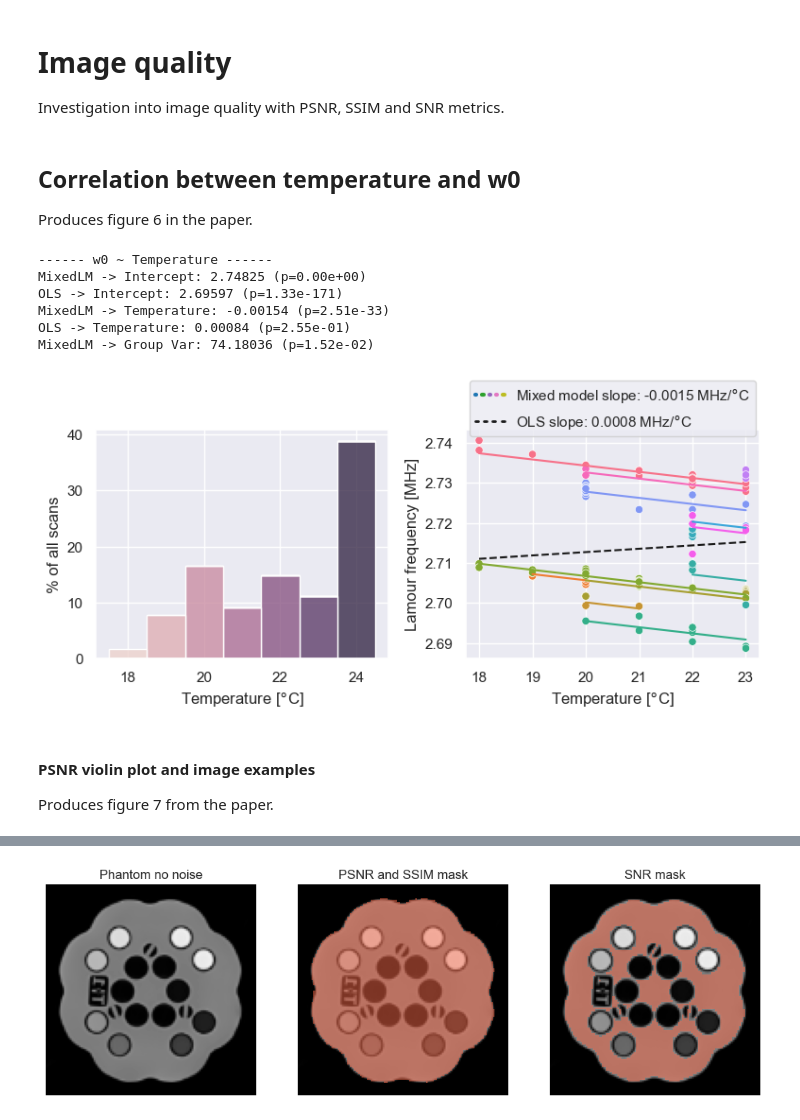
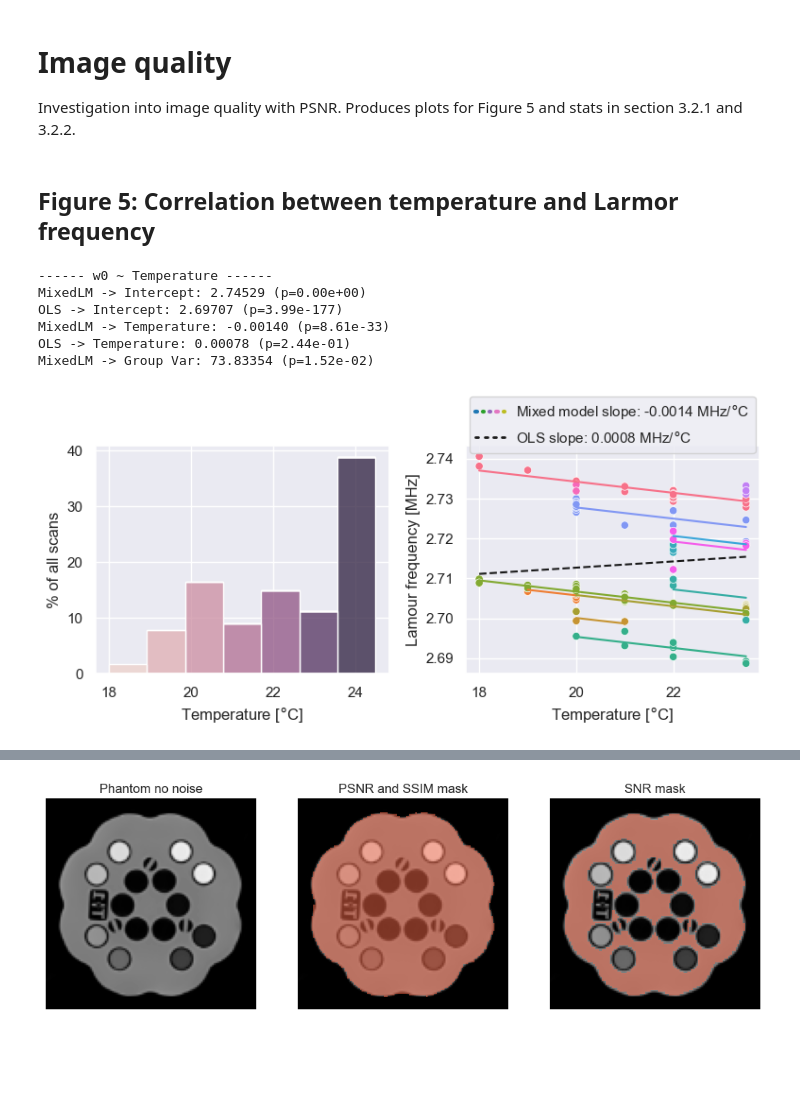
Before and after one commit to UNITY-Physics/unity_qa_paper, a Jupyter notebook: notebooks/PSNR.ipynb, the cells around one changed output, grey strips where cells are left out. Cells and saved outputs as stored; diff of their text form; code cells hidden in the pictures; blank space fills up the shorter version.

```diff
--- a/notebooks/PSNR.ipynb
+++ b/notebooks/PSNR.ipynb
@@ -1,4 +1,4 @@
 # %% [markdown]
 # Image quality
-Investigation into image quality with PSNR, SSIM and SNR metrics.
+Investigation into image quality with PSNR. Produces plots for Figure 5 and stats in section 3.2.1 and 3.2.2.
 # %%
@@ -25,19 +27,18 @@ df = add_temperature_w0_sw(df, '../data/')
 df = df.drop(df[df['PSNR'] == np.inf].index).reset_index()
 df['mod_PSNR'] = 10**(df['PSNR']/10)
 # %% [markdown]
-## Correlation between temperature and w0
-Produces figure 6 in the paper.
+## Figure 5: Correlation between temperature and Larmor frequency
 # %%
 # Paper figure
 fig, axes = plt.subplots(1,2, figsize=(8,4))
 
-sns.histplot(df, x='Temperature', hue='Temperature', multiple='stack', discrete=True, stat='percent', legend=False, ax=axes[0])
+sns.histplot(df, x='Temperature', hue='Temperature', multiple='stack', bins=7, stat='percent', legend=False, ax=axes[0])
 axes[0].set_ylabel('% of all scans')
 axes[0].set_xlabel(r'Temperature [$\degree$C]')
 
 ### w0 ~ Temperature ###
 ax = axes[1]
-filt_df = df[df.Temperature<24]
+filt_df = df[df.Temperature<24.5]
 
 xlm_model = smf.mixedlm("w0 ~ Temperature", filt_df, groups=filt_df['Subject'])
 xlm_res = xlm_model.fit(method=['lbfgs'])
@@ -48,41 +49,38 @@ ols_res = ols_model.fit()
 sns.scatterplot(data=filt_df, x='Temperature', y='w0', hue='Subject', ax=ax)
 x = np.linspace(filt_df['Temperature'].min(),filt_df['Temperature'].max())
 
 ax.plot(x, ols_res.params['Intercept'] + x*ols_res.params['Temperature'], '--k')
 ax.legend([])
-add_subject_lines(ax, df, xlm_res, 'Temperature')
+add_subject_lines(ax, filt_df, xlm_res, 'Temperature')
 
 print("\n\n------ w0 ~ Temperature ------")
 for k in xlm_res.params.keys():
     print(f"MixedLM -> {k}: {xlm_res.params[k]:.5f} (p={xlm_res.pvalues[k]:.2e})")
     try:
         print(f"OLS -> {k}: {ols_res.params[k]:.5f} (p={ols_res.pvalues[k]:.2e})")
     except:
         continue
 
 ax.set_ylabel('Lamour frequency [MHz]')
 ax.set_xlabel(r'Temperature [$\degree$C]')
 ax.legend().remove()
 
 mixedmodel_line = [Line2D([0], [0], color=plt.cm.tab10(i/100), lw=3) for i in range(0, 100, 20)]
 ols_line = [Line2D([0], [0], color='k', lw=2) for i in range(0, 100, 30)]
 
 ax.legend([(tuple(mixedmodel_line)),(tuple(ols_line))],
           [rf"Mixed model slope: {xlm_res.params['Temperature']:.4f} MHz/$\degree$C",
            rf"OLS slope: {ols_res.params['Temperature']:.4f} MHz/$\degree$C"],
           handler_map={tuple: HandlerTuple(ndivide=None)}, loc='upper center', bbox_to_anchor=(0.5, 1.25), ncol=1)
 
 plt.tight_layout()
-plt.savefig('../results/figure6_temperature_w0.png', dpi=300)
+# plt.savefig('../results/figure6_temperature_w0.png', dpi=300)
 plt.show()
 # %% [output]
 ------ w0 ~ Temperature ------
-MixedLM -> Intercept: 2.74825 (p=0.00e+00)
-OLS -> Intercept: 2.69597 (p=1.33e-171)
-MixedLM -> Temperature: -0.00154 (p=2.51e-33)
-OLS -> Temperature: 0.00084 (p=2.55e-01)
-MixedLM -> Group Var: 74.18036 (p=1.52e-02)
+MixedLM -> Intercept: 2.74529 (p=0.00e+00)
+OLS -> Intercept: 2.69707 (p=3.99e-177)
+MixedLM -> Temperature: -0.00140 (p=8.61e-33)
+OLS -> Temperature: 0.00078 (p=2.44e-01)
+MixedLM -> Group Var: 73.83354 (p=1.52e-02)
-[figure, old version]
+[figure, new version]
-# %% [markdown]
-#### PSNR violin plot and image examples
-Produces figure 7 from the paper.
```
Also changed, not shown: parts of 27 cells of this notebook.
